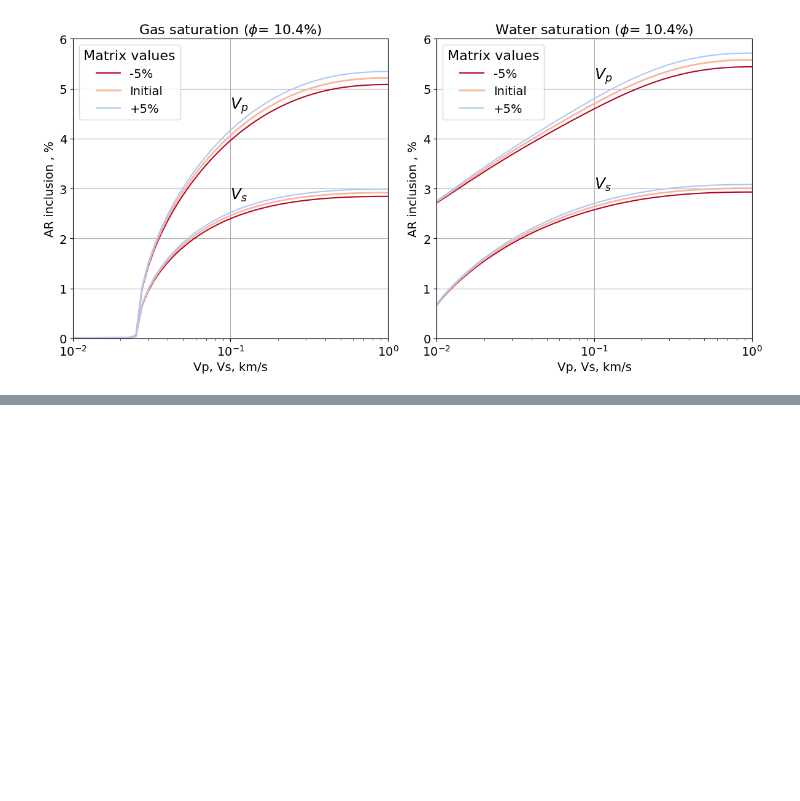
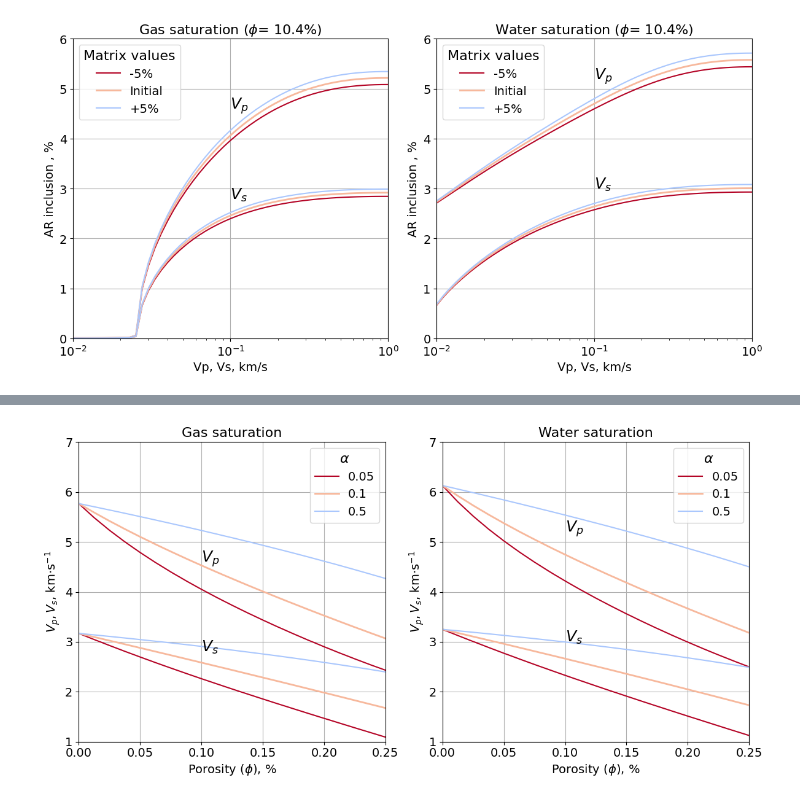
Before and after one commit to MariiaKalinina/Elasticity, a Jupyter notebook: Berryman_SC.ipynb, the cells around one changed output, grey strips where cells are left out. Saved outputs shown, nothing was run; the diff lists cells and outputs as text; code cells hidden in the pictures; blank space fills up the shorter version.

```diff
--- a/Berryman_SC.ipynb
+++ b/Berryman_SC.ipynb
@@ -783,0 +791,16 @@ plt.show()
+# %%
+# sensetivity_air = pd.DataFrame()
+sensetivity_water = pd.DataFrame()
+# %%
+# Input data
+porosity_list = np.linspace(0, 0.25, 21)
+# AR = np.logspace(-2, 0, num=51) ### Range 0.01 - 1
+
+### Matrix
+K_air_mtrx, Mu_air_mtrx = 53.91373366666666, 27.232519
+K_water_mtrx, Mu_water_mtrx = 63.66756566666667, 28.624375
+
+### Fluid
+K_oil, Mu_oil, p_oil = 0.26, 10**-12, 1.04
+K_water, Mu_water, p_water = 2.25, 10**-20, 1.04 ### water
+K_air, Mu_air, p_air = 10**-6, 10**-6, 1.22 ### air
@@ -783,0 +839,4 @@ plt.show()
+# %%
+# sensetivity_water['Porosity'] = porosity_list
+sensetivity_water['Vp AR 0.5'] = Vp_fluid_list
+sensetivity_water['Vs AR 0.5'] = Vs_fluid_list
@@ -783,0 +860,64 @@ plt.show()
+# %%
+plt.figure(figsize=(12, 6))
+
+# First Plot - Vp
+plt.subplot(1, 2, 1)
+x_values = sensetivity_air['Porosity']
+  # Vp
+plt.plot(x_values, sensetivity_air['Vp AR 0.05'], color='#b40426', label='0.05')
+plt.plot(x_values, sensetivity_air['Vp AR 0.1'], color='#f7b89c',  label='0.1', linewidth=2)
+plt.plot(x_values, sensetivity_air['Vp AR 0.5'], color='#aac7fd', label='0.5')
+  # Vs
+plt.plot(x_values, sensetivity_air['Vs AR 0.05'], color='#b40426')
+plt.plot(x_values, sensetivity_air['Vs AR 0.1'], color='#f7b89c',linewidth=2)
+plt.plot(x_values, sensetivity_air['Vs AR 0.5'], color='#aac7fd')
+
+plt.xlabel('Porosity $(\phi)$, %', fontsize=14)  # Set x label font to Arial
+plt.ylabel('$V_{p}, V_{s}$, km$\cdot$s$^{-1}$', fontsize=14)  # Set y label font to Arial
+plt.title('Gas saturation', fontsize=16)  # Set title font to Arial
+
+plt.xticks(fontsize=14)  # Set x ticks font to Arial
+plt.yticks(fontsize=14)  # Set y ticks font to Arial
+
+plt.text(10**-1, 4.6, '$V_{p}$', fontsize=18, style='italic')
+plt.text(10**-1, 2.8, '$V_{s}$', fontsize=18, style='italic')
+
+plt.legend(title=r'$\alpha$', fontsize=14, title_fontsize=16, loc='upper right')
+
+plt.ylim(1, 7)
+plt.xlim(0, 0.25)
+plt.grid()
+
+# Second Plot - Vs
+plt.subplot(1, 2, 2)
+x_values = sensetivity_air['Porosity']
+  # Vp
+plt.plot(x_values, sensetivity_water['Vp AR 0.05'], color='#b40426', label='0.05')
+plt.plot(x_values, sensetivity_water['Vp AR 0.1'], color='#f7b89c',  label='0.1', linewidth=2)
+plt.plot(x_values, sensetivity_water['Vp AR 0.5'], color='#aac7fd', label='0.5')
+  # Vs
+plt.plot(x_values, sensetivity_water['Vs AR 0.05'], color='#b40426')
+plt.plot(x_values, sensetivity_water['Vs AR 0.1'], color='#f7b89c',linewidth=2)
+plt.plot(x_values, sensetivity_water['Vs AR 0.5'], color='#aac7fd')
+
+plt.xlabel('Porosity $(\phi)$, %', fontsize=14)  # Set x label font to Arial
+plt.ylabel('$V_{p}, V_{s}$, km$\cdot$s$^{-1}$', fontsize=14)  # Set y label font to Arial
+plt.title('Water saturation', fontsize=16)  # Set title font to Arial
+
+plt.xticks(fontsize=14)  # Set x ticks font to Arial
+plt.yticks(fontsize=14)  # Set y ticks font to Arial
+
+# Add description to the plot
+plt.text(10**-1, 5.2, '$V_{p}$', fontsize=18, style='italic')
+plt.text(10**-1, 3, '$V_{s}$', fontsize=18, style='italic')
+
+plt.legend(title=r'$\alpha$', fontsize=14, title_fontsize=16, loc='upper right')
+
+plt.ylim(1, 7)
+plt.xlim(0, 0.25)
+plt.grid()
+
+plt.tight_layout()
+plt.show()
+# %% [output]
+[figure, added]
```
Also changed, not shown: parts of 6 cells of this notebook.
